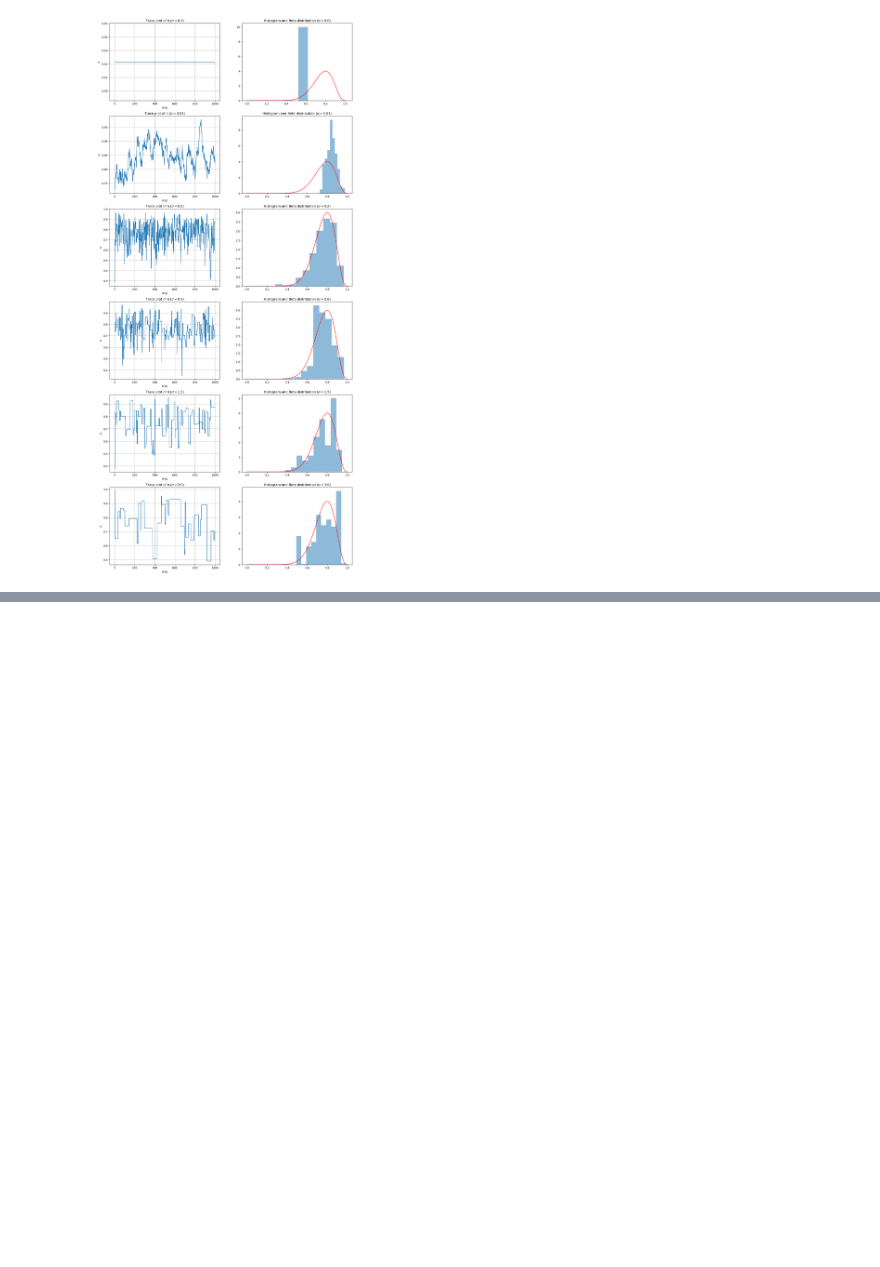
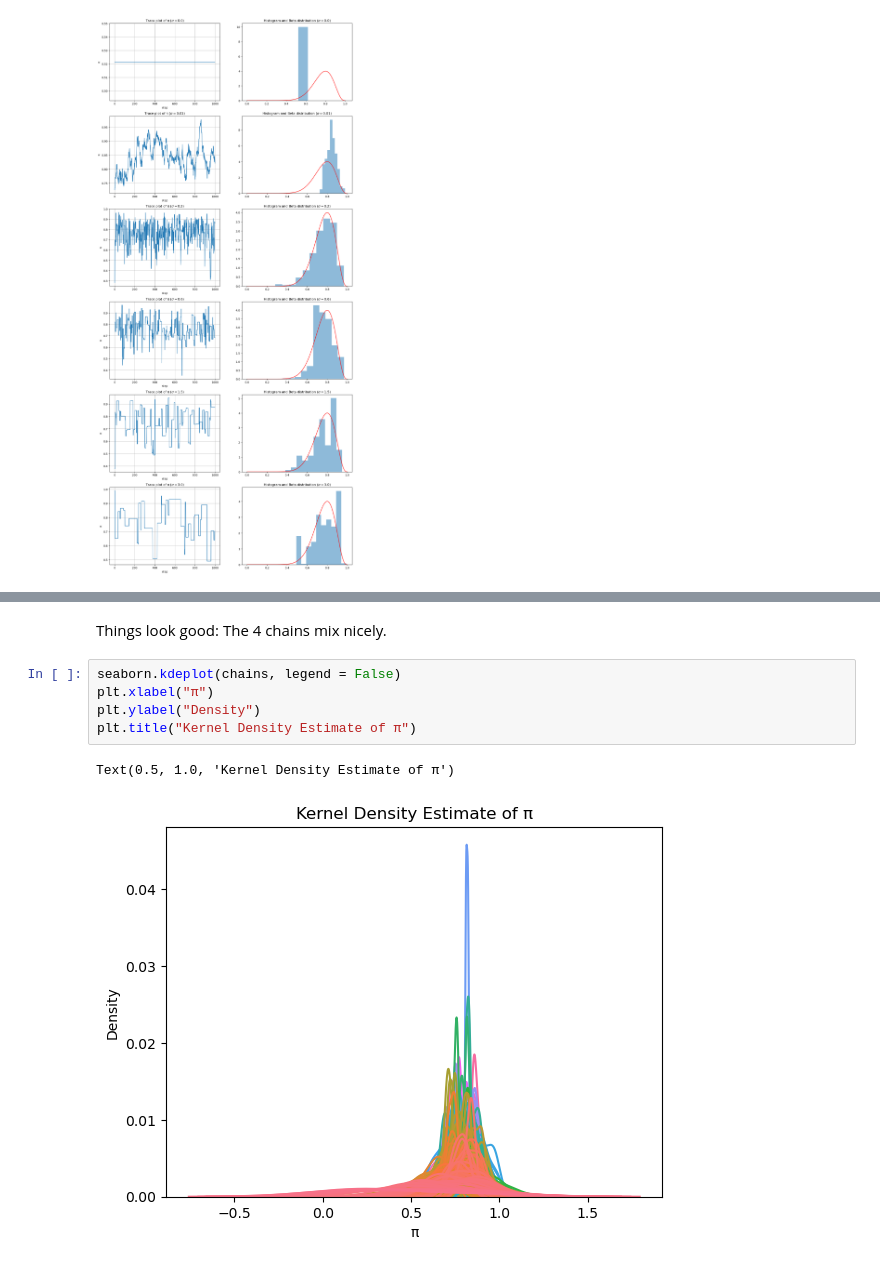
Before and after one commit to marbetschar/ZHAW-Bayesian-Machine-Learning-HS25, a Jupyter notebook: notebooks/week03/BML_Exercises_Week_03.ipynb, the cells around one changed output, grey strips where cells are left out. Cells and saved outputs as stored; diff of their text form; blank space fills up the shorter version.

```diff
--- a/notebooks/week03/BML_Exercises_Week_03.ipynb
+++ b/notebooks/week03/BML_Exercises_Week_03.ipynb
@@ -198,0 +227,10 @@ for i, sigma in enumerate(sigmas):
+# %% [markdown]
+Things look good: The 4 chains mix nicely.
+# %%
+seaborn.kdeplot(chains, legend = False)
+plt.xlabel("π")
+plt.ylabel("Density")
+plt.title("Kernel Density Estimate of π")
+# %% [output]
+Text(0.5, 1.0, 'Kernel Density Estimate of π')
+[figure, added]
```
Also changed, not shown: parts of 24 cells of this notebook.
